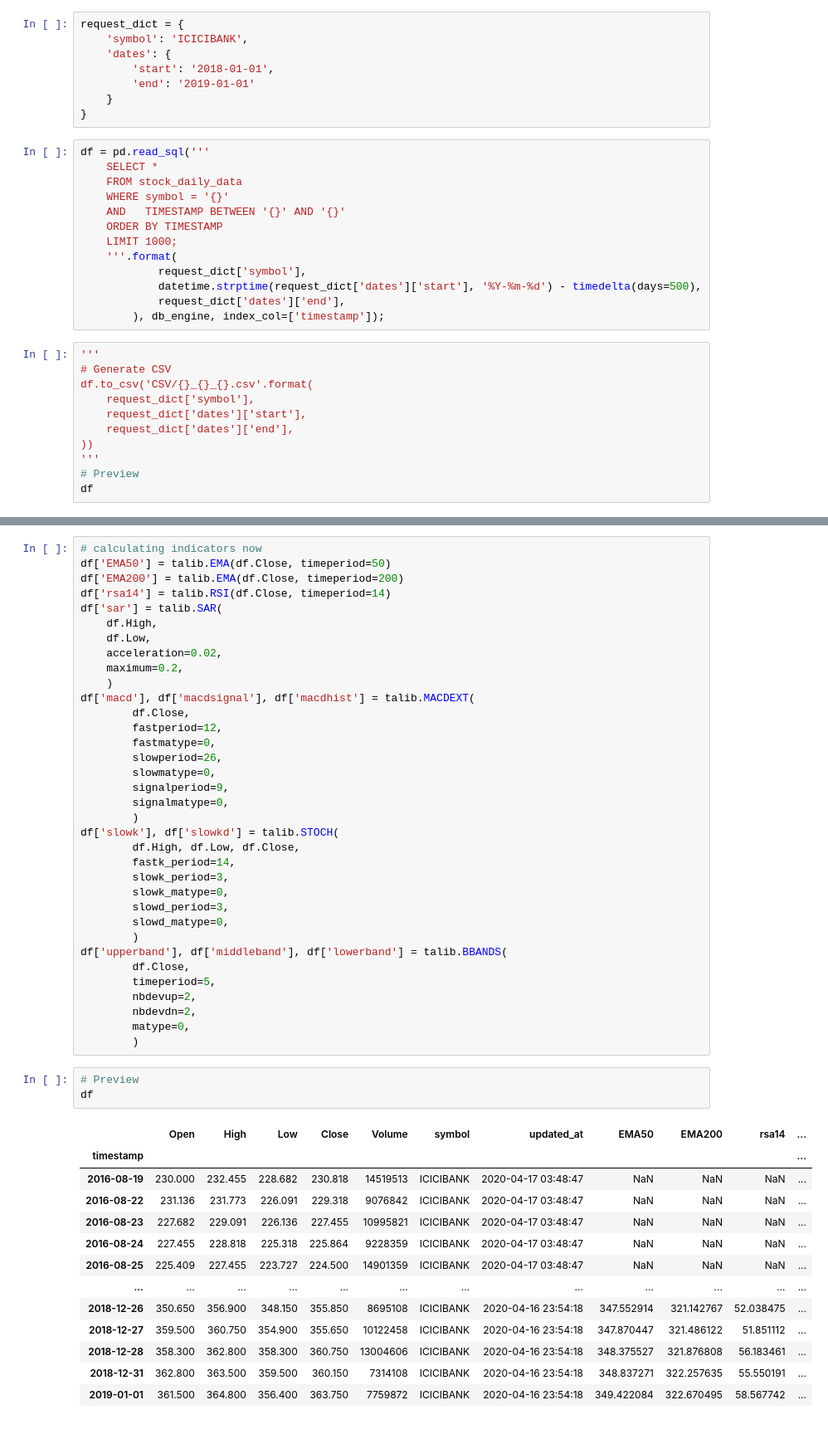
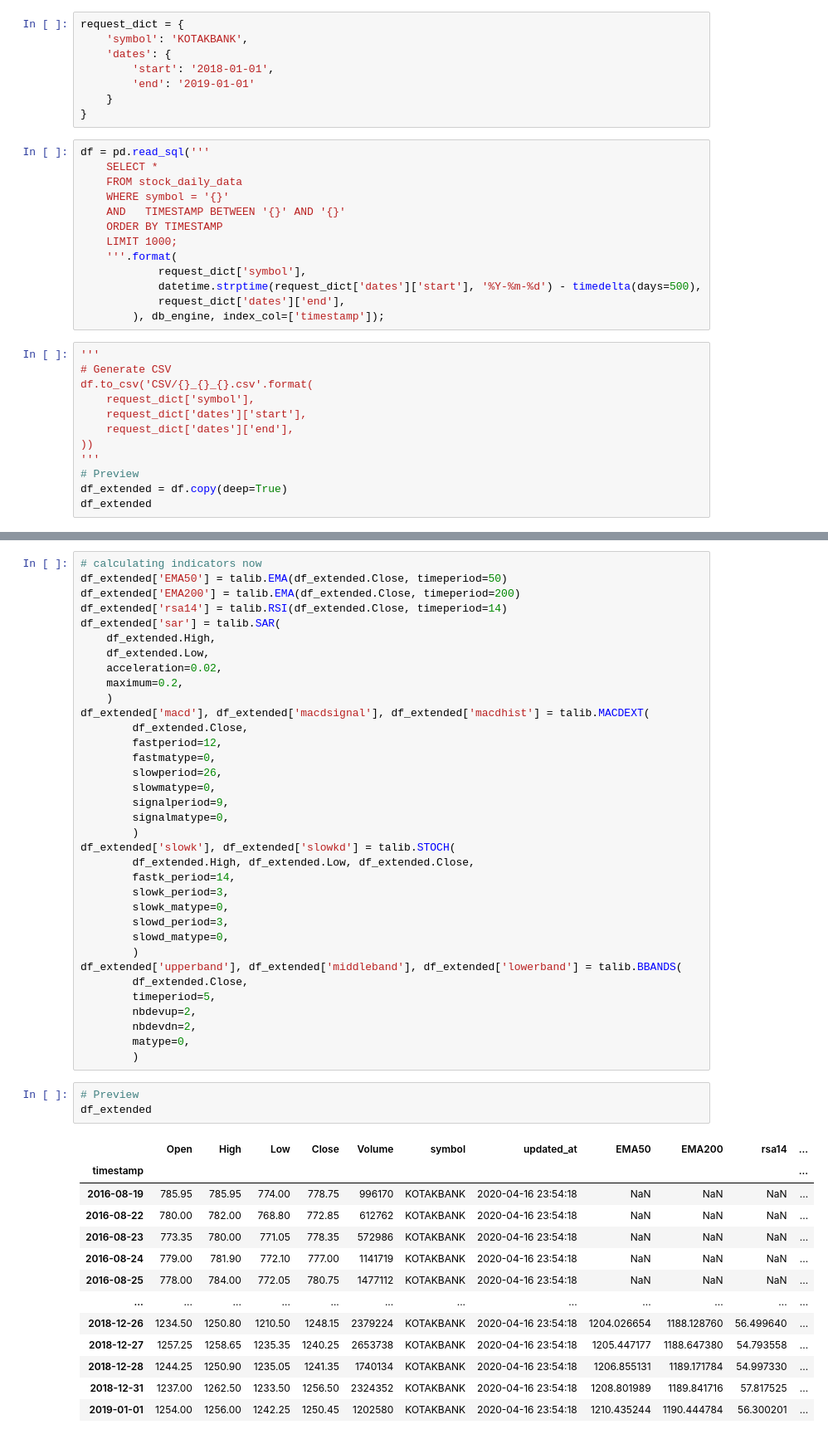
Before and after one commit to rijumone/python, a Jupyter notebook: pandas/PyAlgoTrade/TechnicalIndicators.ipynb, the cells around one changed output, grey strips where cells are left out. Shown: that part at 83% size. Drawn from its saved outputs; the diff is of its cells as text.

Commit message:
true signals added

```diff
--- a/pandas/PyAlgoTrade/TechnicalIndicators.ipynb
+++ b/pandas/PyAlgoTrade/TechnicalIndicators.ipynb
@@ -16,7 +16,7 @@ db_engine = create_engine(
     )
 # %%
 request_dict = {
-    'symbol': 'ICICIBANK',
+    'symbol': 'KOTAKBANK',
     'dates': {
         'start': '2018-01-01',
         'end': '2019-01-01'
@@ -45,7 +45,8 @@ df.to_csv('CSV/{}_{}_{}.csv'.format(
 ))
 '''
 # Preview
-df
+df_extended = df.copy(deep=True)
+df_extended
 # %% [output]
 |  | Open | High | Low | Close | Volume | symbol | updated_at |
 | timestamp |  |  |  |  |  |  |  |
@@ -63,17 +64,17 @@ df
 586 rows × 7 columns
 # %%
 # calculating indicators now
-df['EMA50'] = talib.EMA(df.Close, timeperiod=50)
-df['EMA200'] = talib.EMA(df.Close, timeperiod=200)
-df['rsa14'] = talib.RSI(df.Close, timeperiod=14)
-df['sar'] = talib.SAR(
-    df.High,
-    df.Low,
+df_extended['EMA50'] = talib.EMA(df_extended.Close, timeperiod=50)
+df_extended['EMA200'] = talib.EMA(df_extended.Close, timeperiod=200)
+df_extended['rsa14'] = talib.RSI(df_extended.Close, timeperiod=14)
+df_extended['sar'] = talib.SAR(
+    df_extended.High,
+    df_extended.Low,
     acceleration=0.02,
     maximum=0.2,
     )
-df['macd'], df['macdsignal'], df['macdhist'] = talib.MACDEXT(
-        df.Close,
+df_extended['macd'], df_extended['macdsignal'], df_extended['macdhist'] = talib.MACDEXT(
+        df_extended.Close,
         fastperiod=12,
         fastmatype=0,
         slowperiod=26,
@@ -81,16 +82,16 @@ df['macd'], df['macdsignal'], df['macdhist'] = talib.MACDEXT(
         signalperiod=9,
         signalmatype=0,
         )
-df['slowk'], df['slowkd'] = talib.STOCH(
-        df.High, df.Low, df.Close,
+df_extended['slowk'], df_extended['slowkd'] = talib.STOCH(
+        df_extended.High, df_extended.Low, df_extended.Close,
         fastk_period=14,
         slowk_period=3,
         slowk_matype=0,
         slowd_period=3,
         slowd_matype=0,
         )
-df['upperband'], df['middleband'], df['lowerband'] = talib.BBANDS(
-        df.Close,
+df_extended['upperband'], df_extended['middleband'], df_extended['lowerband'] = talib.BBANDS(
+        df_extended.Close,
         timeperiod=5,
         nbdevup=2,
         nbdevdn=2,
@@ -98,21 +99,21 @@ df['upperband'], df['middleband'], df['lowerband'] = talib.BBANDS(
         )
 # %%
 # Preview
-df
+df_extended
 # %% [output]
 |  | Open | High | Low | Close | Volume | symbol | updated_at | EMA50 | EMA200 | rsa14 | ... |
 | timestamp |  |  |  |  |  |  |  |  |  |  | ... |
-| 2016-08-19 | 230.000 | 232.455 | 228.682 | 230.818 | 14519513 | ICICIBANK | 2020-04-17 03:48:47 | NaN | NaN | NaN | ... |
-| 2016-08-22 | 231.136 | 231.773 | 226.091 | 229.318 | 9076842 | ICICIBANK | 2020-04-17 03:48:47 | NaN | NaN | NaN | ... |
-| 2016-08-23 | 227.682 | 229.091 | 226.136 | 227.455 | 10995821 | ICICIBANK | 2020-04-17 03:48:47 | NaN | NaN | NaN | ... |
-| 2016-08-24 | 227.455 | 228.818 | 225.318 | 225.864 | 9228359 | ICICIBANK | 2020-04-17 03:48:47 | NaN | NaN | NaN | ... |
-| 2016-08-25 | 225.409 | 227.455 | 223.727 | 224.500 | 14901359 | ICICIBANK | 2020-04-17 03:48:47 | NaN | NaN | NaN | ... |
+| 2016-08-19 | 785.95 | 785.95 | 774.00 | 778.75 | 996170 | KOTAKBANK | 2020-04-16 23:54:18 | NaN | NaN | NaN | ... |
+| 2016-08-22 | 780.00 | 782.00 | 768.80 | 772.85 | 612762 | KOTAKBANK | 2020-04-16 23:54:18 | NaN | NaN | NaN | ... |
+| 2016-08-23 | 773.35 | 780.00 | 771.05 | 778.35 | 572986 | KOTAKBANK | 2020-04-16 23:54:18 | NaN | NaN | NaN | ... |
+| 2016-08-24 | 779.00 | 781.90 | 772.10 | 777.00 | 1141719 | KOTAKBANK | 2020-04-16 23:54:18 | NaN | NaN | NaN | ... |
+| 2016-08-25 | 778.00 | 784.00 | 772.05 | 780.75 | 1477112 | KOTAKBANK | 2020-04-16 23:54:18 | NaN | NaN | NaN | ... |
 | ... | ... | ... | ... | ... | ... | ... | ... | ... | ... | ... | ... |
-| 2018-12-26 | 350.650 | 356.900 | 348.150 | 355.850 | 8695108 | ICICIBANK | 2020-04-16 23:54:18 | 347.552914 | 321.142767 | 52.038475 | ... |
-| 2018-12-27 | 359.500 | 360.750 | 354.900 | 355.650 | 10122458 | ICICIBANK | 2020-04-16 23:54:18 | 347.870447 | 321.486122 | 51.851112 | ... |
-| 2018-12-28 | 358.300 | 362.800 | 358.300 | 360.750 | 13004606 | ICICIBANK | 2020-04-16 23:54:18 | 348.375527 | 321.876808 | 56.183461 | ... |
-| 2018-12-31 | 362.800 | 363.500 | 359.500 | 360.150 | 7314108 | ICICIBANK | 2020-04-16 23:54:18 | 348.837271 | 322.257635 | 55.550191 | ... |
-| 2019-01-01 | 361.500 | 364.800 | 356.400 | 363.750 | 7759872 | ICICIBANK | 2020-04-16 23:54:18 | 349.422084 | 322.670495 | 58.567742 | ... |
+| 2018-12-26 | 1234.50 | 1250.80 | 1210.50 | 1248.15 | 2379224 | KOTAKBANK | 2020-04-16 23:54:18 | 1204.026654 | 1188.128760 | 56.499640 | ... |
+| 2018-12-27 | 1257.25 | 1258.65 | 1235.35 | 1240.25 | 2653738 | KOTAKBANK | 2020-04-16 23:54:18 | 1205.447177 | 1188.647380 | 54.793558 | ... |
+| 2018-12-28 | 1244.25 | 1250.90 | 1235.05 | 1241.35 | 1740134 | KOTAKBANK | 2020-04-16 23:54:18 | 1206.855131 | 1189.171784 | 54.997330 | ... |
+| 2018-12-31 | 1237.00 | 1262.50 | 1233.50 | 1256.50 | 2324352 | KOTAKBANK | 2020-04-16 23:54:18 | 1208.801989 | 1189.841716 | 57.817525 | ... |
+| 2019-01-01 | 1254.00 | 1256.00 | 1242.25 | 1250.45 | 1202580 | KOTAKBANK | 2020-04-16 23:54:18 | 1210.435244 | 1190.444784 | 56.300201 | ... |
 586 rows × 19 columns
 # %%
 # Generate CSV
```
Also changed, not shown: parts of 5 cells of this notebook.
